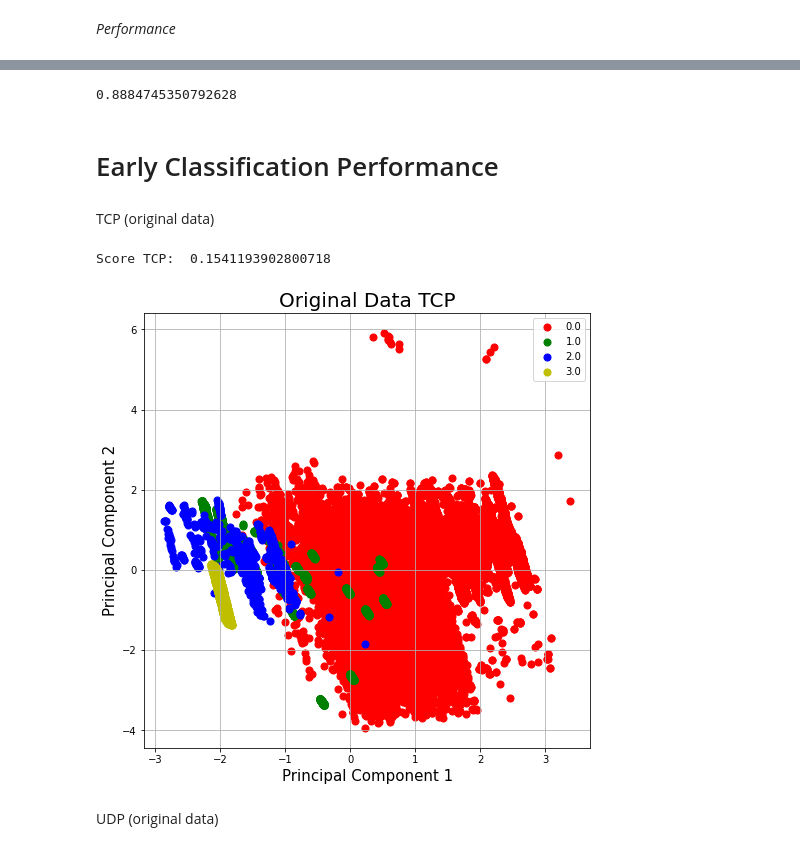
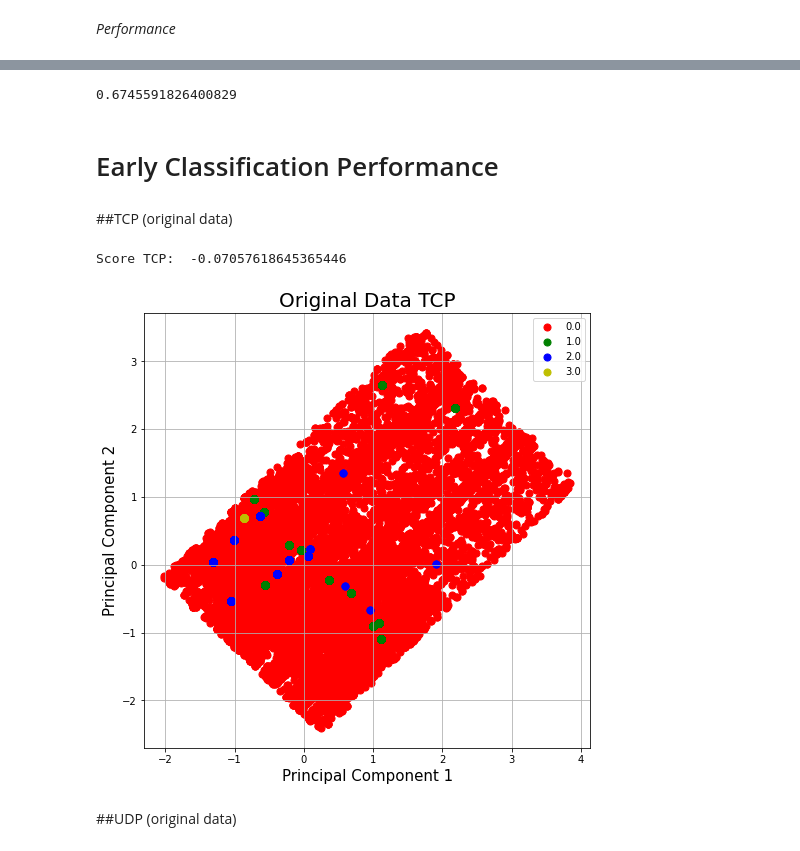
Before and after one commit to CyberSecLabBS/Honeypot_analysis, a Jupyter notebook: 3c_Progetto_Sicurezza_informatica_BIRCH.ipynb, the cells around one changed output, grey strips where cells are left out. Drawn from its saved outputs; the diff is of its cells as text; code cells hidden in the pictures.

```diff
--- a/3c_Progetto_Sicurezza_informatica_BIRCH.ipynb
+++ b/3c_Progetto_Sicurezza_informatica_BIRCH.ipynb
@@ -232,14 +231,14 @@ udp_parameters[180]=Cluster_parameters(4, 0.1, 50)
 udp_parameters[600]=Cluster_parameters(3, 0.1, 50)
 # %%
 #features for clustering
-features=[feature10,feature11,feature12,feature13,feature14,feature15,feature16,feature17,feature18,feature19,feature20,feature21]
+udp_features=[feature10,feature11,feature12,feature13,feature14,feature15,feature16,feature17,feature18,feature19,feature20,feature21]
 
 if udp_window in udp_parameters.keys():
   actual_param=udp_parameters[udp_window]
-  rescaled_data_udp_rm, udp_labels, detail=cluster(data_udp_rm, features, actual_param.num_cluster, actual_param.threshold, actual_param.branching_factor)
+  rescaled_data_udp_rm, udp_labels, detail=cluster(data_udp_rm, udp_features, actual_param.num_cluster, actual_param.threshold, actual_param.branching_factor)
 else:
   print("There are no algorithm optimizations for this time window. Default parameters are used")
-  rescaled_data_udp_rm, udp_labels, detail=cluster(data_udp_rm, features)
+  rescaled_data_udp_rm, udp_labels, detail=cluster(data_udp_rm, udp_features)
 
 print("UDP cluster's details\n", detail)
 # %% [output]
@@ -253,16 +252,13 @@ dtype: int64
 # %% [markdown]
 *Performance*
 # %%
-#remove not used data for clustering
-rescaled_data_udp_rm.drop([feature1,feature2,feature3,feature4,feature5,feature6,feature9], axis = 1,inplace=True)
-
 #print clusters
 if udp_window in udp_parameters.keys():
   actual_param=udp_parameters[udp_window]
-  print_clusters(rescaled_data_udp_rm, actual_param.num_cluster, "UDP")
+  print_clusters(rescaled_data_udp_rm[udp_features], udp_labels, actual_param.num_cluster, "UDP")
 else:
   print("There are no algorithm optimizations for this time window. Default parameters are used")
-  print_clusters(rescaled_data_udp_rm)
+  print_clusters(rescaled_data_udp_rm[udp_features], udp_labels)
 # %% [output]
 [figure]
 # %%
@@ -301,14 +297,14 @@ icmp_parameters[180]=Cluster_parameters(8, 0.6, 15)
 icmp_parameters[600]=Cluster_parameters(9, 0.6, 30)
 # %%
 #features for clustering
-features=[feature10,feature12,feature14,feature16,feature17,feature20,feature21]
+icmp_features=[feature10,feature12,feature14,feature16,feature17,feature20,feature21]
 
 if icmp_window in icmp_parameters.keys():
   actual_param=icmp_parameters[icmp_window]
-  rescaled_data_icmp, icmp_labels, detail=cluster(data_icmp_rm, features, actual_param.num_cluster, actual_param.threshold, actual_param.branching_factor)
+  rescaled_data_icmp, icmp_labels, detail=cluster(data_icmp_rm, icmp_features, actual_param.num_cluster, actual_param.threshold, actual_param.branching_factor)
 else:
   print("There are no algorithm optimizations for this time window. Default parameters are used")
-  rescaled_data_icmp, icmp_labels, detail=cluster(data_icmp_rm, features)
+  rescaled_data_icmp, icmp_labels, detail=cluster(data_icmp_rm, icmp_features)
 
 print("ICMP cluster's details\n", detail)
 # %% [output]
@@ -326,14 +322,11 @@ dtype: int64
 # %% [markdown]
 *Performance*
 # %%
-#remove not used data for clustering
-rescaled_data_icmp.drop([feature1,feature2,feature4,feature6,feature9], axis = 1,inplace=True)
-
 #print clusters
 if icmp_window in icmp_parameters.keys():
   actual_param=icmp_parameters[icmp_window]
-  print_clusters(rescaled_data_icmp, actual_param.num_cluster, "ICMP")
+  print_clusters(rescaled_data_icmp[icmp_features], icmp_labels, actual_param.num_cluster, "ICMP")
 else:
   print("There are no algorithm optimizations for this time window. Default parameters are used")
-  print_clusters(rescaled_data_icmp)
+  print_clusters(rescaled_data_icmp[icmp_features], icmp_labels)
 # %% [output]
@@ -341,8 +334,8 @@ else:
 # %%
-score_icmp = silhouette_score(rescaled_data_icmp,rescaled_data_icmp['cluster'])
+score_icmp = silhouette_score(rescaled_data_icmp[icmp_features], icmp_labels)
 print(score_icmp)
 # %% [output]
-0.8884745350792628
+0.6745591826400829
 # %% [markdown]
 # Early Classification Performance
 # %%
@@ -361,29 +354,30 @@ def set_original_labels(df_new, df_old, labels):
 
   return rescaled_data
 # %% [markdown]
-TCP (original data)
+##TCP (original data)
 # %%
 old_data_tcp = set_original_labels(data_tcp_rm, data_tcp_original, tcp_labels)
 
-#remove artifical features
-old_data_tcp.drop([feature9,feature10,feature11,feature12,feature13,feature14,feature15,feature16,feature17,feature18,feature19,feature20,feature21], axis = 1,inplace=True)
+#old_tcp_features=[feature1, feature2, feature3, feature4, feature5, feature6, feature7]
+
+old_tcp_features=[feature2, feature3 feature4, feature5]
 
 #evaluating clustering perfomances
-score_tcp = silhouette_score(old_data_tcp,old_data_tcp['cluster'])
+score_tcp = silhouette_score(old_data_tcp[old_tcp_features], old_data_tcp['cluster'])
 print("Score TCP: ", score_tcp)
 
 #print clusters TCP
 if tcp_window in tcp_parameters.keys():
   actual_param=tcp_parameters[tcp_window]
-  print_clusters(old_data_tcp, actual_param.num_cluster, "Original Data TCP")
+  print_clusters(old_data_tcp[old_tcp_features], old_data_tcp['cluster'], actual_param.num_cluster, "Original Data TCP")
 else:
   print("There are no algorithm optimizations for this time window. Default parameters are used")
-  print_clusters(old_data_tcp)
+  print_clusters(old_data_tcp[old_tcp_features], old_data_tcp['cluster'])
 # %% [output]
-Score TCP:  0.1541193902800718
+Score TCP:  -0.07057618645365446
-[figure, old version]
+[figure, new version]
 # %% [markdown]
-UDP (original data)
+##UDP (original data)
 # %%
 old_data_udp = set_original_labels(data_udp_rm, data_udp_original, udp_labels)
 
```
Also changed, not shown: parts of 20 cells of this notebook.
